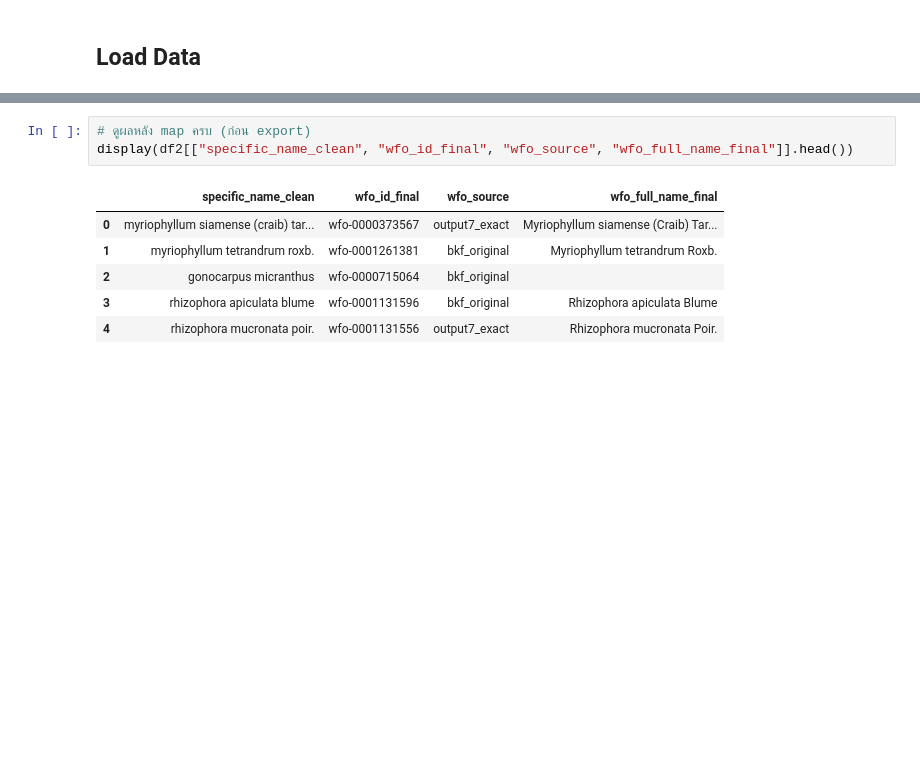
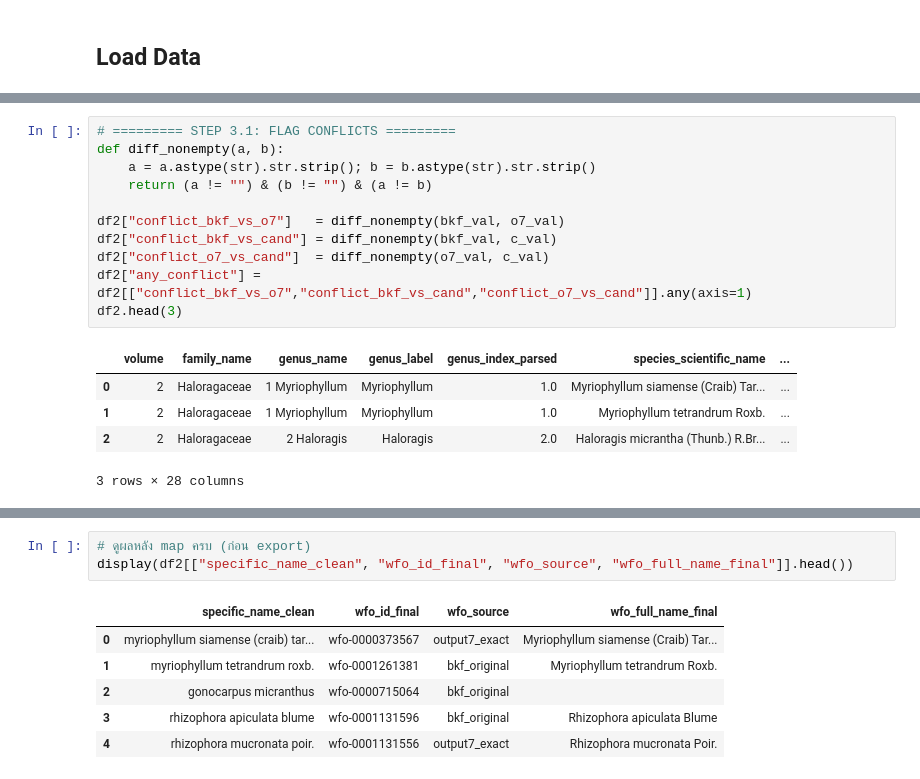
Before and after one commit to gigieee/Releaf, a Jupyter notebook: Scripts/clean_flower_name.ipynb, the cells around one changed output, grey strips where cells are left out. Drawn from its saved outputs; the diff is of its cells as text; blank space fills up the shorter version.

```diff
--- a/Scripts/clean_flower_name.ipynb
+++ b/Scripts/clean_flower_name.ipynb
@@ -17,0 +265,17 @@ OUT_DIR    = "."
+# %%
+# ========= STEP 3.1: FLAG CONFLICTS =========
+def diff_nonempty(a, b):
+    a = a.astype(str).str.strip(); b = b.astype(str).str.strip()
+    return (a != "") & (b != "") & (a != b)
+
+df2["conflict_bkf_vs_o7"]   = diff_nonempty(bkf_val, o7_val)
+df2["conflict_bkf_vs_cand"] = diff_nonempty(bkf_val, c_val)
+df2["conflict_o7_vs_cand"]  = diff_nonempty(o7_val, c_val)
+df2["any_conflict"] = df2[["conflict_bkf_vs_o7","conflict_bkf_vs_cand","conflict_o7_vs_cand"]].any(axis=1)
+df2.head(3)
+# %% [output]
+|  | volume | family_name | genus_name | genus_label | genus_index_parsed | species_scientific_name | ... |
+| 0 | 2 | Haloragaceae | 1 Myriophyllum | Myriophyllum | 1.0 | Myriophyllum siamense (Craib) Tar... | ... |
+| 1 | 2 | Haloragaceae | 1 Myriophyllum | Myriophyllum | 1.0 | Myriophyllum tetrandrum Roxb. | ... |
+| 2 | 2 | Haloragaceae | 2 Haloragis | Haloragis | 2.0 | Haloragis micrantha (Thunb.) R.Br... | ... |
+3 rows × 28 columns
```
Also changed, not shown: parts of 31 cells of this notebook, 7 other files.
